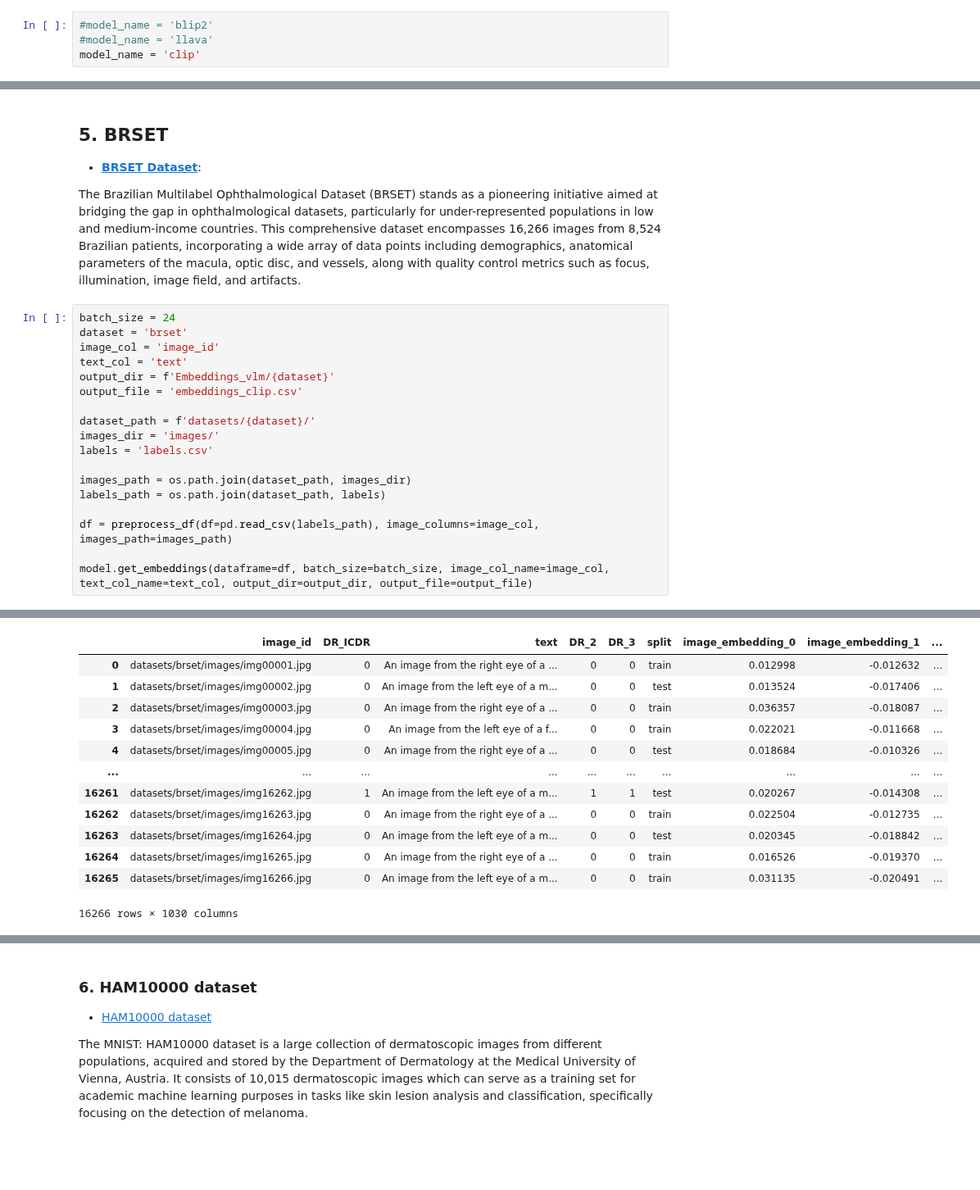
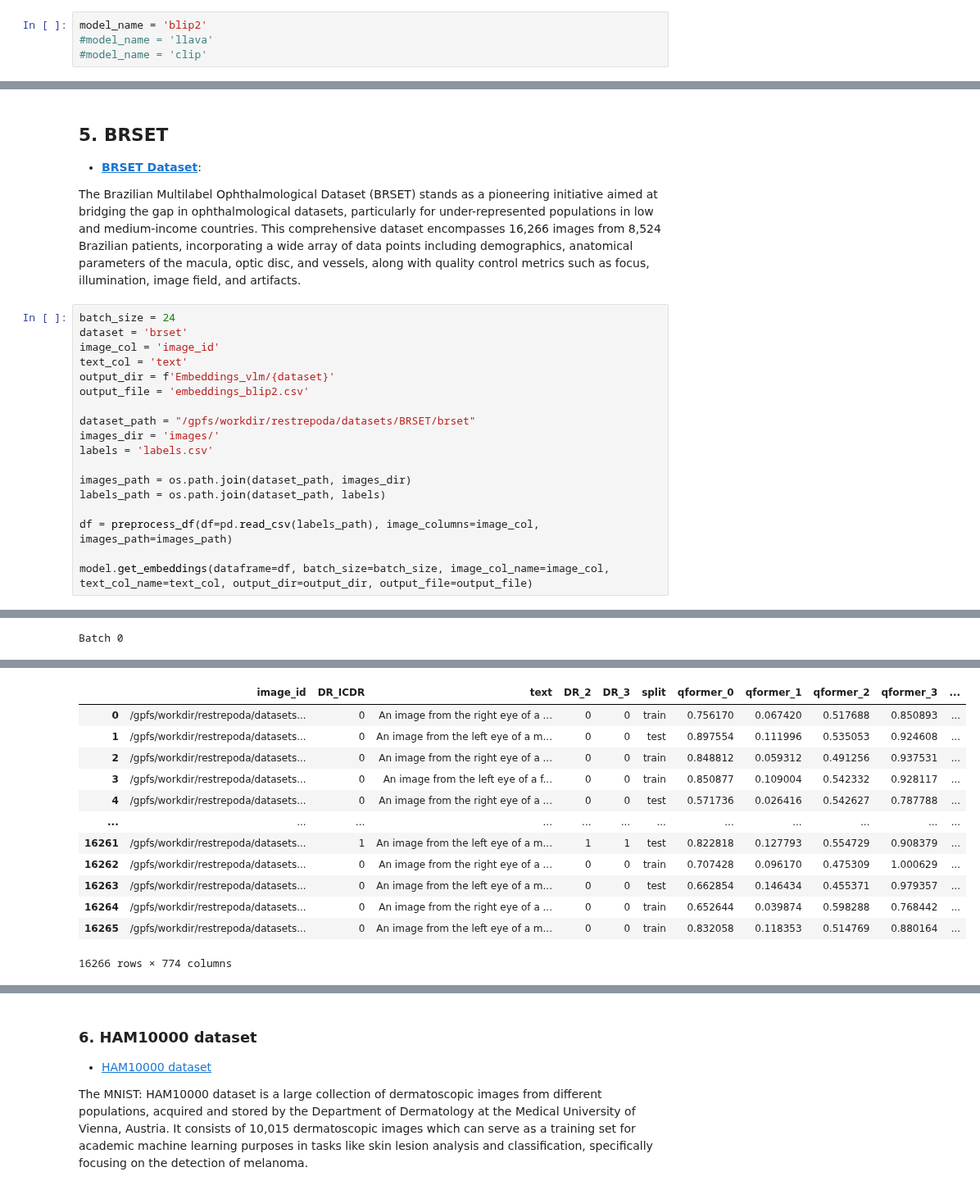
Before and after one commit to dsrestrepo/Foundational-Multimodal-Fusion-Benchmark, a Jupyter notebook: generate_vlm_embeddings.ipynb, the cells around one changed output, grey strips where cells are left out. Shown at 82% size. Saved outputs shown, nothing was run; the diff lists cells and outputs as text; blank space fills up the shorter version.

Commit message:
Adding mBRSET and updating text embedding models to HF

```diff
--- a/generate_vlm_embeddings.ipynb
+++ b/generate_vlm_embeddings.ipynb
@@ -16,9 +16,9 @@ import os
 
 * **Batch Size:** Integer with the size of the batch
 # %%
-#model_name = 'blip2'
+model_name = 'blip2'
 #model_name = 'llava'
-model_name = 'clip'
+#model_name = 'clip'
 # %%
 if model_name.lower() == 'clip':
     print('Creating Instance of CLIP model')
@@ -173,9 +170,9 @@ dataset = 'brset'
 image_col = 'image_id'
 text_col = 'text'
 output_dir = f'Embeddings_vlm/{dataset}'
-output_file = 'embeddings_clip.csv'
+output_file = 'embeddings_blip2.csv'
 
-dataset_path = f'datasets/{dataset}/'
+dataset_path = "/gpfs/workdir/restrepoda/datasets/BRSET/brset"
 images_dir = 'images/'
 labels = 'labels.csv'
 
@@ -188,0 +203 @@ model.get_embeddings(dataframe=df, batch_size=batch_size, image_col_name=image_c
+Batch 0
@@ -189,13 +221,13 @@ model.get_embeddings(dataframe=df, batch_size=batch_size, image_col_name=image_c
-|  | image_id | DR_ICDR | text | DR_2 | DR_3 | split | image_embedding_0 | image_embedding_1 | ... |
-| 0 | datasets/brset/images/img00001.jpg | 0 | An image from the right eye of a ... | 0 | 0 | train | 0.012998 | -0.012632 | ... |
-| 1 | datasets/brset/images/img00002.jpg | 0 | An image from the left eye of a m... | 0 | 0 | test | 0.013524 | -0.017406 | ... |
-| 2 | datasets/brset/images/img00003.jpg | 0 | An image from the right eye of a ... | 0 | 0 | train | 0.036357 | -0.018087 | ... |
-| 3 | datasets/brset/images/img00004.jpg | 0 | An image from the left eye of a f... | 0 | 0 | train | 0.022021 | -0.011668 | ... |
-| 4 | datasets/brset/images/img00005.jpg | 0 | An image from the right eye of a ... | 0 | 0 | test | 0.018684 | -0.010326 | ... |
-| ... | ... | ... | ... | ... | ... | ... | ... | ... | ... |
-| 16261 | datasets/brset/images/img16262.jpg | 1 | An image from the left eye of a m... | 1 | 1 | test | 0.020267 | -0.014308 | ... |
-| 16262 | datasets/brset/images/img16263.jpg | 0 | An image from the right eye of a ... | 0 | 0 | train | 0.022504 | -0.012735 | ... |
-| 16263 | datasets/brset/images/img16264.jpg | 0 | An image from the left eye of a m... | 0 | 0 | test | 0.020345 | -0.018842 | ... |
-| 16264 | datasets/brset/images/img16265.jpg | 0 | An image from the right eye of a ... | 0 | 0 | train | 0.016526 | -0.019370 | ... |
-| 16265 | datasets/brset/images/img16266.jpg | 0 | An image from the left eye of a m... | 0 | 0 | train | 0.031135 | -0.020491 | ... |
+|  | image_id | DR_ICDR | text | DR_2 | DR_3 | split | qformer_0 | qformer_1 | qformer_2 | qformer_3 | ... |
+| 0 | /gpfs/workdir/restrepoda/datasets... | 0 | An image from the right eye of a ... | 0 | 0 | train | 0.756170 | 0.067420 | 0.517688 | 0.850893 | ... |
+| 1 | /gpfs/workdir/restrepoda/datasets... | 0 | An image from the left eye of a m... | 0 | 0 | test | 0.897554 | 0.111996 | 0.535053 | 0.924608 | ... |
+| 2 | /gpfs/workdir/restrepoda/datasets... | 0 | An image from the right eye of a ... | 0 | 0 | train | 0.848812 | 0.059312 | 0.491256 | 0.937531 | ... |
+| 3 | /gpfs/workdir/restrepoda/datasets... | 0 | An image from the left eye of a f... | 0 | 0 | train | 0.850877 | 0.109004 | 0.542332 | 0.928117 | ... |
+| 4 | /gpfs/workdir/restrepoda/datasets... | 0 | An image from the right eye of a ... | 0 | 0 | test | 0.571736 | 0.026416 | 0.542627 | 0.787788 | ... |
+| ... | ... | ... | ... | ... | ... | ... | ... | ... | ... | ... | ... |
+| 16261 | /gpfs/workdir/restrepoda/datasets... | 1 | An image from the left eye of a m... | 1 | 1 | test | 0.822818 | 0.127793 | 0.554729 | 0.908379 | ... |
+| 16262 | /gpfs/workdir/restrepoda/datasets... | 0 | An image from the right eye of a ... | 0 | 0 | train | 0.707428 | 0.096170 | 0.475309 | 1.000629 | ... |
+| 16263 | /gpfs/workdir/restrepoda/datasets... | 0 | An image from the left eye of a m... | 0 | 0 | test | 0.662854 | 0.146434 | 0.455371 | 0.979357 | ... |
+| 16264 | /gpfs/workdir/restrepoda/datasets... | 0 | An image from the right eye of a ... | 0 | 0 | train | 0.652644 | 0.039874 | 0.598288 | 0.768442 | ... |
+| 16265 | /gpfs/workdir/restrepoda/datasets... | 0 | An image from the left eye of a m... | 0 | 0 | train | 0.832058 | 0.118353 | 0.514769 | 0.880164 | ... |
-16266 rows × 1030 columns
+16266 rows × 774 columns
```
Also changed, not shown: parts of 4 cells of this notebook, 6 other files.
